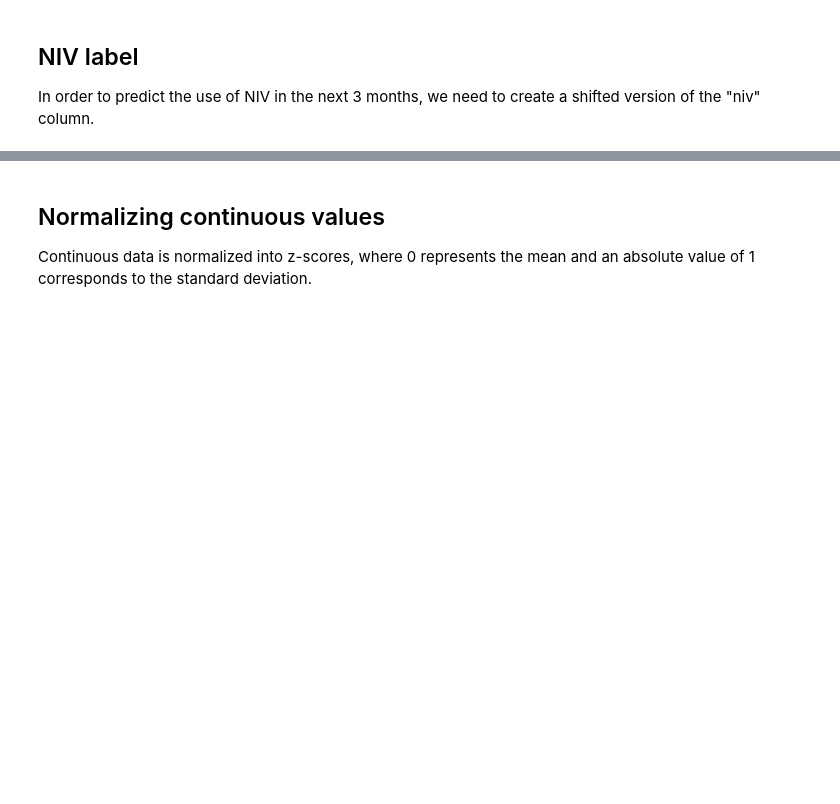
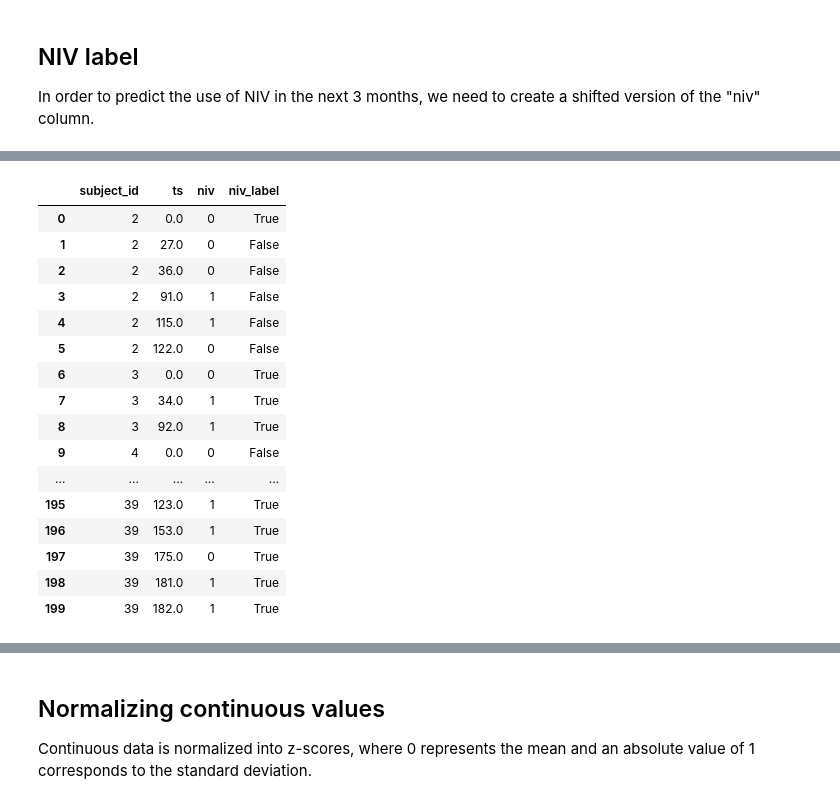
Before and after one commit to AndreCNF/FCUL_ALS_Disease_Progression, a Jupyter notebook: notebooks/FCUL_ALS_data_cleaning.ipynb, the cells around one changed output, grey strips where cells are left out. Cells and saved outputs as stored; diff of their text form; code cells hidden in the pictures; blank space fills up the shorter version.

Commit message:
Updated the definition of the NIV label, to check the use of NIV after a time window

```diff
--- a/notebooks/FCUL_ALS_data_cleaning.ipynb
+++ b/notebooks/FCUL_ALS_data_cleaning.ipynb
@@ -27,3 +30,5 @@ import pixiedust                 # Debugging in Jupyter Notebook cells
 os.chdir("../../..")
 # Path to the CSV dataset files
 data_path = 'Datasets/Thesis/FCUL_ALS/'
+# %%
+du.set_pandas_library(lib='pandas')
@@ -29,0 +37,3 @@ data_path = 'Datasets/Thesis/FCUL_ALS/'
+# %%
+pd.set_option('display.max_columns', 3000)
+pd.set_option('display.max_rows', 3000)
@@ -185,11 +371,14 @@ Find the timestamp for each patient when they first start using NIV:
 def set_niv_label_in_row(df, time_window_days=90):
     global ALS_proc_df
     # Get a list of all the timestamps in the current patient's time series
-    patient_ts_list = ALS_proc_df[ALS_proc_df.subject_id == df.subject_id].ts
-    # Find the closest timestamp to that of the current one + the desired time window
-    closest_ts = min(subject_ts_list, key=lambda x: abs(x-(df.ts+time_window_days)))
-    # Confirm that this closest value isn't after the time window
-    if closest_ts > df.ts+time_window_days:
-        closest_ts = subject_ts_list[subject_ts_list <= closest_ts].to_numpy()[-2]
+    subject_ts_list = ALS_proc_df[ALS_proc_df.subject_id == df.subject_id].ts
+    try:
+        # Try to find the timestamp of a sample that is equal or bigger than
+        # the current one + the desired time window
+        closest_ts = subject_ts_list[subject_ts_list >= df.ts+time_window_days].iloc[0]
+    except IndexError:
+        # Just use the data from the subject's last sample if there are no
+        # samples in the desired time window for this subject
+        closest_ts = subject_ts_list.iloc[-1]
     # Check if the patient is on NIV in this observed future
-    return ALS_proc_df[(ALS_proc_df.subject_id == df.subject_id) & (ALS_proc_df.ts == closest_ts)].niv == 1
+    return ALS_proc_df[(ALS_proc_df.subject_id == df.subject_id) & (ALS_proc_df.ts == closest_ts)].niv.item() == 1
@@ -204,3 +407,23 @@ ALS_proc_df[['subject_id', 'ts', 'niv', 'niv_label']].head(20)
+# %%
+ALS_proc_df[['subject_id', 'ts', 'niv', 'niv_label']].head(200)
+# %% [output]
+|  | subject_id | ts | niv | niv_label |
+| 0 | 2 | 0.0 | 0 | True |
+| 1 | 2 | 27.0 | 0 | False |
+| 2 | 2 | 36.0 | 0 | False |
+| 3 | 2 | 91.0 | 1 | False |
+| 4 | 2 | 115.0 | 1 | False |
+| 5 | 2 | 122.0 | 0 | False |
+| 6 | 3 | 0.0 | 0 | True |
+| 7 | 3 | 34.0 | 1 | True |
+| 8 | 3 | 92.0 | 1 | True |
+| 9 | 4 | 0.0 | 0 | False |
+| ... | ... | ... | ... | ... |
+| 195 | 39 | 123.0 | 1 | True |
+| 196 | 39 | 153.0 | 1 | True |
+| 197 | 39 | 175.0 | 0 | True |
+| 198 | 39 | 181.0 | 1 | True |
+| 199 | 39 | 182.0 | 1 | True |
 # %%
 # Save a version of the dataframe without normalization
 ALS_proc_df.to_csv(f'{data_path}cleaned/FCUL_ALS_cleaned_denorm.csv')
```
Also changed, not shown: parts of 49 cells of this notebook, 2 other files.
